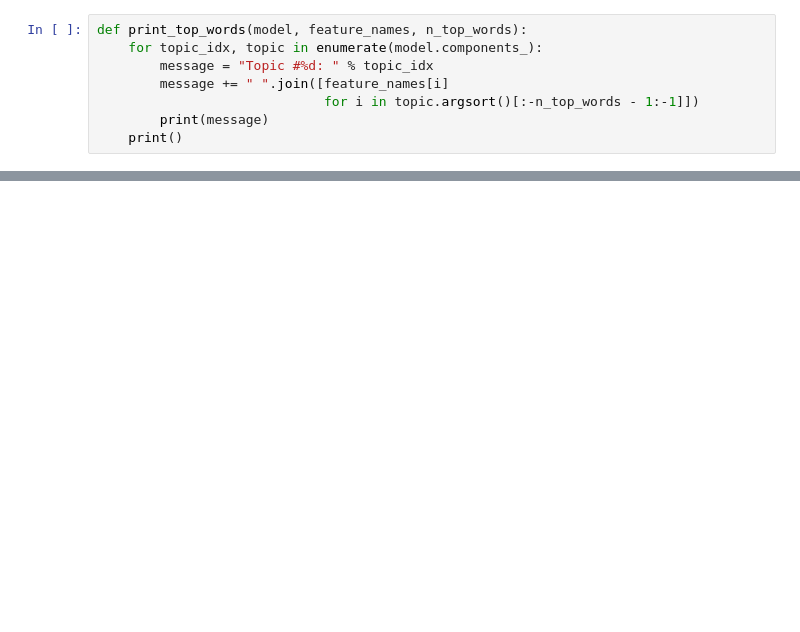
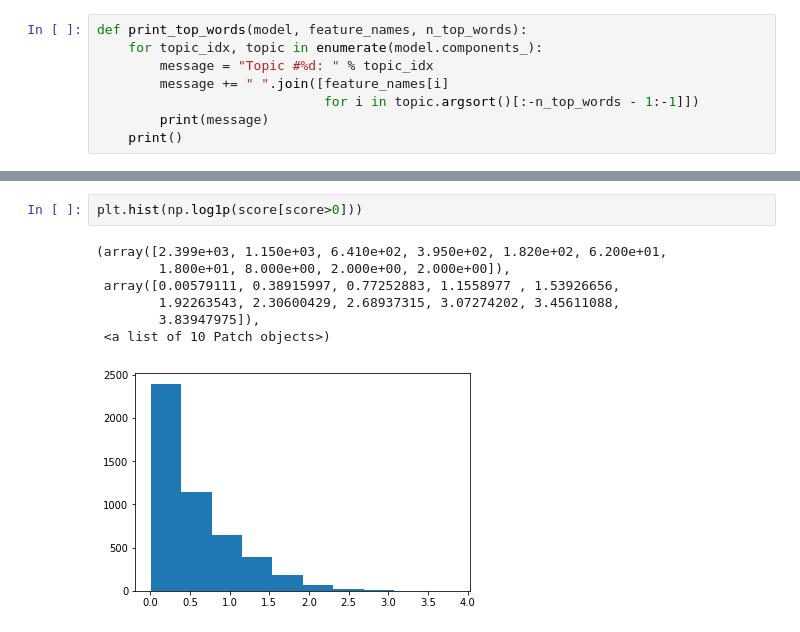
Before and after one commit to danielhanchen/UNSW_MARK_AI, a Jupyter notebook: Toys Dataset.ipynb, the cells around one changed output, grey strips where cells are left out. Cells and saved outputs as stored; diff of their text form; blank space fills up the shorter version.

```diff
--- a/Toys Dataset.ipynb
+++ b/Toys Dataset.ipynb
@@ -298,0 +754,10 @@ Topic #19: ex pokémon weatherproof tcg hall locomotive railroad kiting region s
+# %%
+plt.hist(np.log1p(score[score>0]))
+# %% [output]
+(array([2.399e+03, 1.150e+03, 6.410e+02, 3.950e+02, 1.820e+02, 6.200e+01,
+        1.800e+01, 8.000e+00, 2.000e+00, 2.000e+00]),
+ array([0.00579111, 0.38915997, 0.77252883, 1.1558977 , 1.53926656,
+        1.92263543, 2.30600429, 2.68937315, 3.07274202, 3.45611088,
+        3.83947975]),
+ <a list of 10 Patch objects>)
+[figure, added]
```
Also changed, not shown: parts of 69 cells of this notebook.
